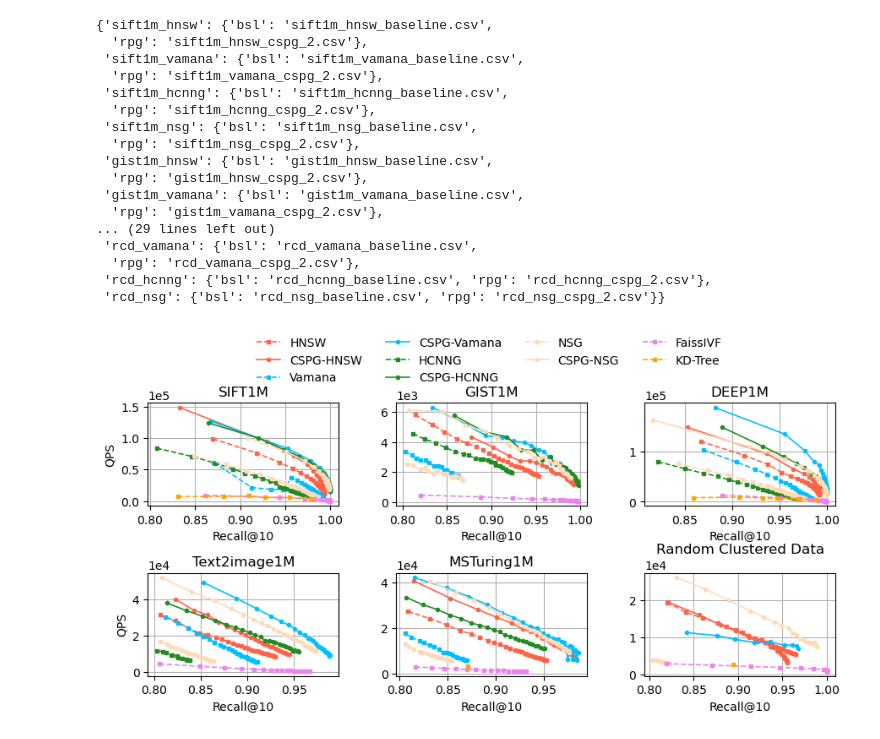
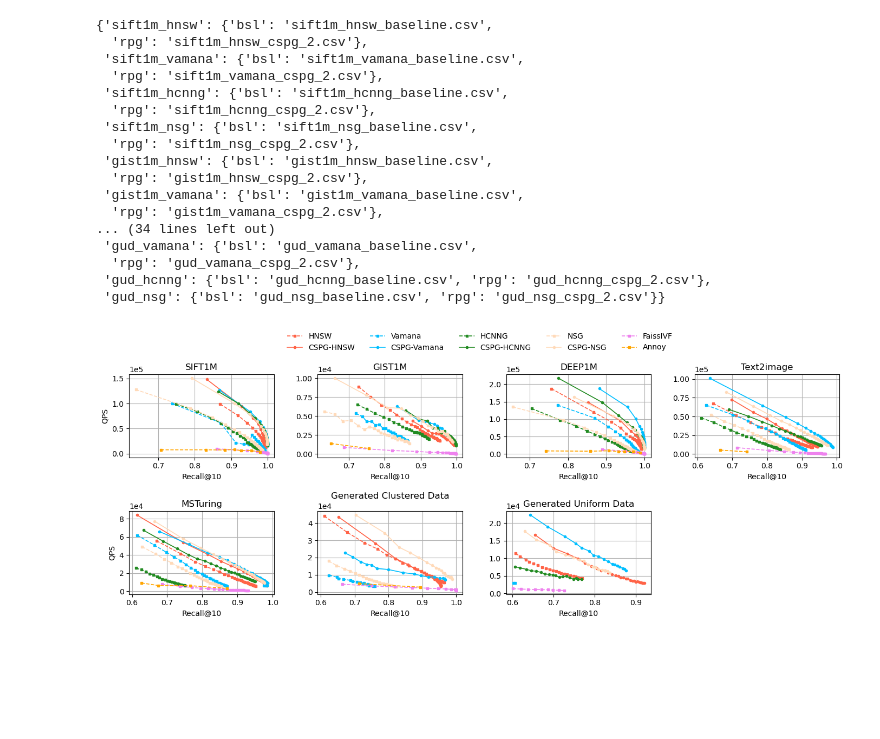
Before and after one commit to PUITAR/CSPG, a Jupyter notebook: experiment/figures/distribution.ipynb, the cells around one changed output. Cells and saved outputs as stored; diff of their text form; code cells hidden in the pictures; blank space fills up the shorter version.

Commit message:
Add experiments for Generated Uniform Data

```diff
--- a/experiment/figures/distribution.ipynb
+++ b/experiment/figures/distribution.ipynb
@@ -3,7 +3,7 @@ import pandas as pd
 import matplotlib.pyplot as plt
 import numpy as np
 # %%
-datasets = ['sift1m', 'gist1m', 'deep1m', 'text2image1m', 'turing1m', 'rcd']
+datasets = ['sift1m', 'gist1m', 'deep1m', 'text2image1m', 'turing1m', 'gcd', 'gud']
 
 indices = ['hnsw', 'vamana', 'hcnng', 'nsg']
 
@@ -23,7 +23,8 @@ output = {
   'deep1m': '../output/overall/',
   'text2image1m': '../output/hard/',
   'turing1m': '../output/hard/',
-  'rcd': '../output/distribution/',
+  'gcd': '../output/distribution/',
+  'gud': '../output/distribution/',
 }
 
 figures = 'distribution/'
@@ -59,15 +60,15 @@ files
   'rpg': 'gist1m_hnsw_cspg_2.csv'},
  'gist1m_vamana': {'bsl': 'gist1m_vamana_baseline.csv',
   'rpg': 'gist1m_vamana_cspg_2.csv'},
-... (29 lines left out)
- 'rcd_vamana': {'bsl': 'rcd_vamana_baseline.csv',
-  'rpg': 'rcd_vamana_cspg_2.csv'},
- 'rcd_hcnng': {'bsl': 'rcd_hcnng_baseline.csv', 'rpg': 'rcd_hcnng_cspg_2.csv'},
- 'rcd_nsg': {'bsl': 'rcd_nsg_baseline.csv', 'rpg': 'rcd_nsg_cspg_2.csv'}}
+... (34 lines left out)
+ 'gud_vamana': {'bsl': 'gud_vamana_baseline.csv',
+  'rpg': 'gud_vamana_cspg_2.csv'},
+ 'gud_hcnng': {'bsl': 'gud_hcnng_baseline.csv', 'rpg': 'gud_hcnng_cspg_2.csv'},
+ 'gud_nsg': {'bsl': 'gud_nsg_baseline.csv', 'rpg': 'gud_nsg_cspg_2.csv'}}
 # %%
-low_recall = 0.8
+low_recall = 0.6
 
-gap_recall = 0.05
+gap_recall = 0.1
 
 leg = []
 
@@ -77,9 +78,9 @@ for idx in indices:
   else:
     leg += [idx.upper(), ('CSPG-'+idx).upper()]
 
-leg += ['FaissIVF', "KD-Tree"]
+leg += ['FaissIVF', "Annoy"]
 # %%
-fig, axes = plt.subplots(nrows=2, ncols=3, figsize=(14/4*3, 4.2))
+fig, axes = plt.subplots(nrows=2, ncols=4, figsize=(14, 5))
 axes[0][0].set_ylabel('QPS')
 axes[1][0].set_ylabel('QPS')
 for i in range(num_datasets):
@@ -91,45 +92,50 @@ for i in range(num_datasets):
     bsl['QPS'] = bsl['num_queries'] / bsl['query_time']
     rpg['QPS'] = rpg['num_queries'] / rpg['query_time']
     bsl = bsl[bsl['recall'] > low_recall]
     rpg = rpg[rpg['recall'] > low_recall]
     # print(rpg['QPS'], bsl['QPS'])
-    axes[i//3, i%3].plot(bsl['recall'], bsl['QPS'], marker='s', color=colors[k], linewidth=1.2, linestyle='dashed', markersize=3)
-    axes[i//3, i%3].plot(rpg['recall'], rpg['QPS'], marker='o', color=colors[k], linewidth=1.2, markersize=3)
-  axes[i//3, i%3].set_xlabel(f'Recall@{knn}')
-  axes[i//3, i%3].set_xticks(np.arange(low_recall, 1.001, gap_recall))
-  axes[i//3, i%3].ticklabel_format(style='sci', axis='y', scilimits=(0,0))
-  axes[i//3, i%3].grid(True)
+    axes[i//4, i%4].plot(bsl['recall'], bsl['QPS'], marker='s', color=colors[k], linewidth=1.2, linestyle='dashed', markersize=3)
+    axes[i//4, i%4].plot(rpg['recall'], rpg['QPS'], marker='o', color=colors[k], linewidth=1.2, markersize=3)
+  axes[i//4, i%4].set_xlabel(f'Recall@{knn}')
+  axes[i//4, i%4].set_xticks(np.arange(low_recall, 1.001, gap_recall))
+  axes[i//4, i%4].ticklabel_format(style='sci', axis='y', scilimits=(0,0))
+  axes[i//4, i%4].grid(True)
   if ds == "text2image1m":
-    ds = "Text2image1M"
+    ds = "Text2image"
   elif ds == "turing1m":
-    ds = "MSTuring1M"
-  elif ds == 'rcd':
-    ds = "Random Clustered Data"
+    ds = "MSTuring"
+  elif ds == 'gcd':
+    ds = "GCD"
+  elif ds == 'gud':
+    ds = "GUD"
   else:
     ds = ds.upper()
-  axes[i//3, i%3].set_title(f'{ds}')
+  axes[i//4, i%4].set_title(f'{ds}')
 
 # FaissIVF
 output = '../output/distribution/'
 for i, ds in enumerate(datasets):
   df = pd.read_csv(output + f'{ds}_ivf.csv')
   df = df[df['recall'] > low_recall]
   df['QPS'] = df['num_queries'] / df['query_time']
-  axes[i//3, i%3].plot(df['recall'], df['QPS'], marker='s', color='violet', linewidth=1.2, linestyle='dashed', markersize=3)
+  axes[i//4, i%4].plot(df['recall'], df['QPS'], marker='s', color='violet', linewidth=1.2, linestyle='dashed', markersize=3)
 
 # Annoy
 for i, ds, in enumerate(datasets):
   df = pd.read_csv(output + f'{ds}_annoy.csv')
   df = df[df['recall'] > low_recall]
   df['QPS'] = df['num_queries'] / df['query_time']
-  axes[i//3, i%3].plot(df['recall'], df['QPS'], marker='s', color='orange', linewidth=1.2, linestyle='dashed', markersize=3)
+  axes[i//4, i%4].plot(df['recall'], df['QPS'], marker='s', color='orange', linewidth=1.2, linestyle='dashed', markersize=3)
 
+fig.delaxes(axes[1, 3])
+plt.tight_layout()
 
 fig.subplots_adjust(wspace=0.3, hspace=0.65)
-fig.legend(leg, loc='center', bbox_to_anchor=(0.51, 1.), ncol=num_indices, frameon=False)
+fig.legend(leg, loc='center', bbox_to_anchor=(0.51, 1.05), ncol=5, frameon=False)
+
 fig.savefig(figures+f'qps-recall.pdf', dpi=300, bbox_inches='tight', pad_inches=0)
 fig.savefig(figures+f'qps-recall.png', dpi=300, bbox_inches='tight', pad_inches=0)
 fig.savefig(figures+f'qps-recall.svg', dpi=300, bbox_inches='tight', pad_inches=0)
 fig.show()
 # %% [output]
-[figure, old version]
+[figure, new version]
```
Also changed, not shown: parts of 1 cell of this notebook, 59 other files.
